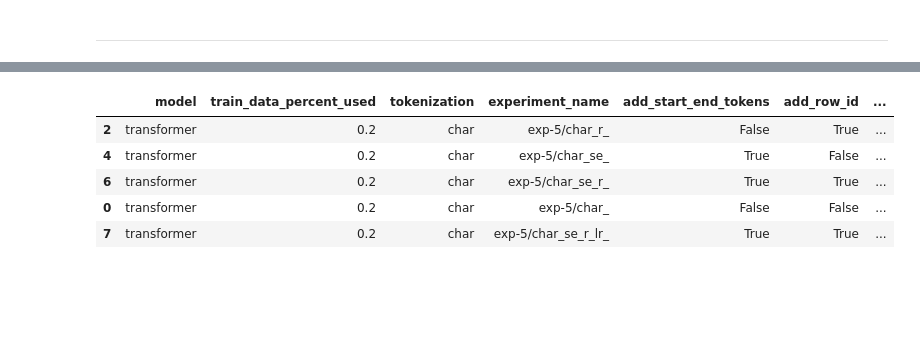
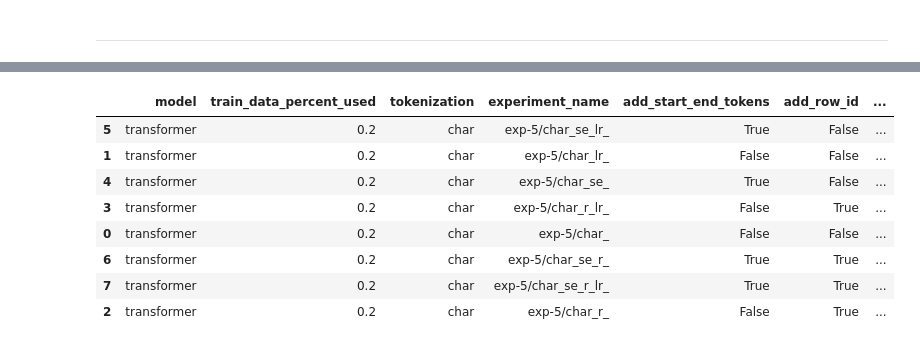
Before and after one commit to mbrotos/lock-pred, a Jupyter notebook: analysis/exp-5-analysis.ipynb, the cells around one changed output, grey strips where cells are left out. Cells and saved outputs as stored; diff of their text form; code cells hidden in the pictures; blank space fills up the shorter version.

```diff
--- a/analysis/exp-5-analysis.ipynb
+++ b/analysis/exp-5-analysis.ipynb
@@ -8,7 +8,7 @@ def clean_data(df):
     df = df.sort_values(['actual_test_accuracy_mean'], ascending=[False])
     return df
 
-df = pd.read_csv(r'../results/exp-5/results-clean.csv')
+df = pd.read_csv('../results/exp-5/results_clean.csv')
 
 df_clean = clean_data(df.copy())
 # %%
@@ -66,9 +78,12 @@ df_clean[df_clean['train_data_percent_used'] == 0.4].sort_values('actual_test_ac
 # %%
-df_clean[df_clean['train_data_percent_used'] == 0.2].sort_values('actual_test_accuracy_mean', ascending=[False]).head(5)
+df_clean[df_clean['train_data_percent_used'] == 0.2].sort_values('actual_test_accuracy_mean', ascending=[False])
 # %% [output]
 |  | model | train_data_percent_used | tokenization | experiment_name | add_start_end_tokens | add_row_id | ... |
+| 5 | transformer | 0.2 | char | exp-5/char_se_lr_ | True | False | ... |
+| 1 | transformer | 0.2 | char | exp-5/char_lr_ | False | False | ... |
+| 4 | transformer | 0.2 | char | exp-5/char_se_ | True | False | ... |
+| 3 | transformer | 0.2 | char | exp-5/char_r_lr_ | False | True | ... |
+| 0 | transformer | 0.2 | char | exp-5/char_ | False | False | ... |
+| 6 | transformer | 0.2 | char | exp-5/char_se_r_ | True | True | ... |
+| 7 | transformer | 0.2 | char | exp-5/char_se_r_lr_ | True | True | ... |
 | 2 | transformer | 0.2 | char | exp-5/char_r_ | False | True | ... |
-| 4 | transformer | 0.2 | char | exp-5/char_se_ | True | False | ... |
-| 6 | transformer | 0.2 | char | exp-5/char_se_r_ | True | True | ... |
-| 0 | transformer | 0.2 | char | exp-5/char_ | False | False | ... |
-| 7 | transformer | 0.2 | char | exp-5/char_se_r_lr_ | True | True | ... |
```
Also changed, not shown: parts of 5 cells of this notebook, 2 other files.
